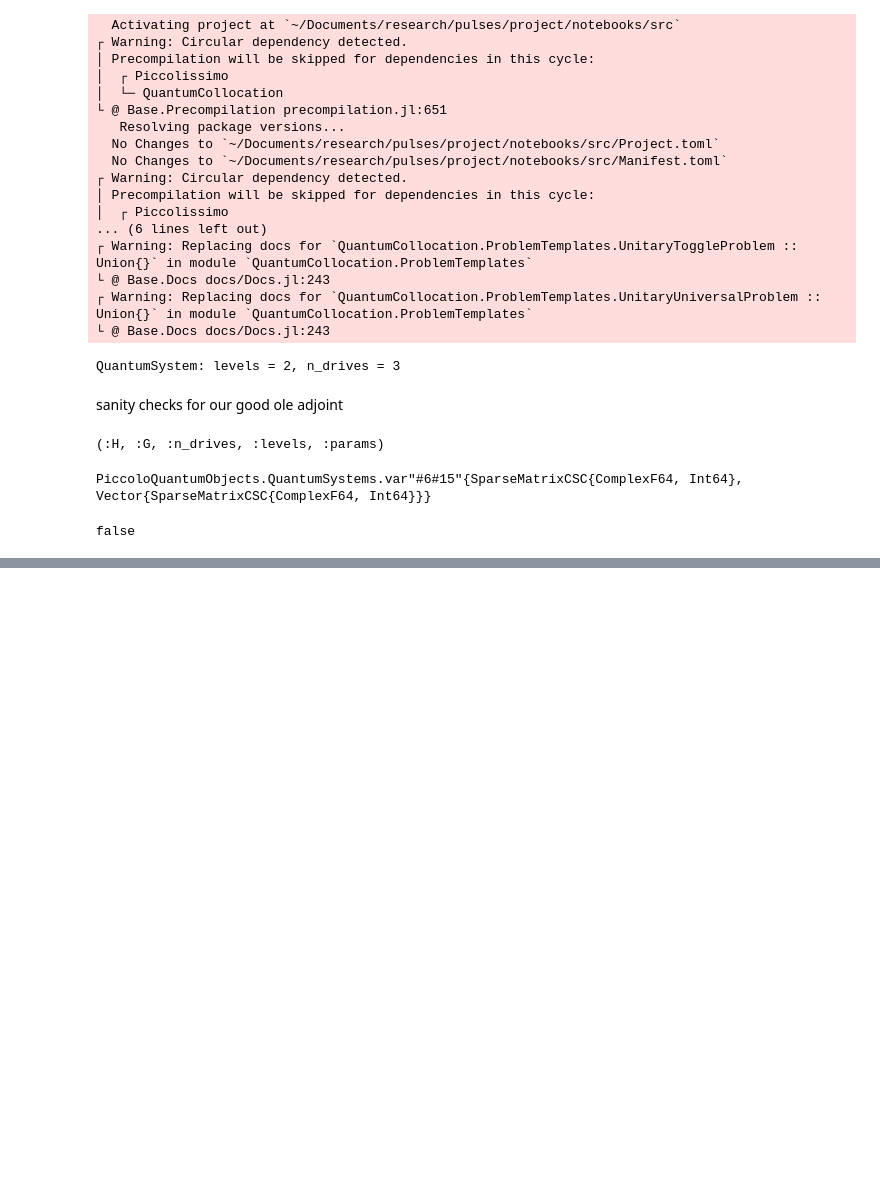
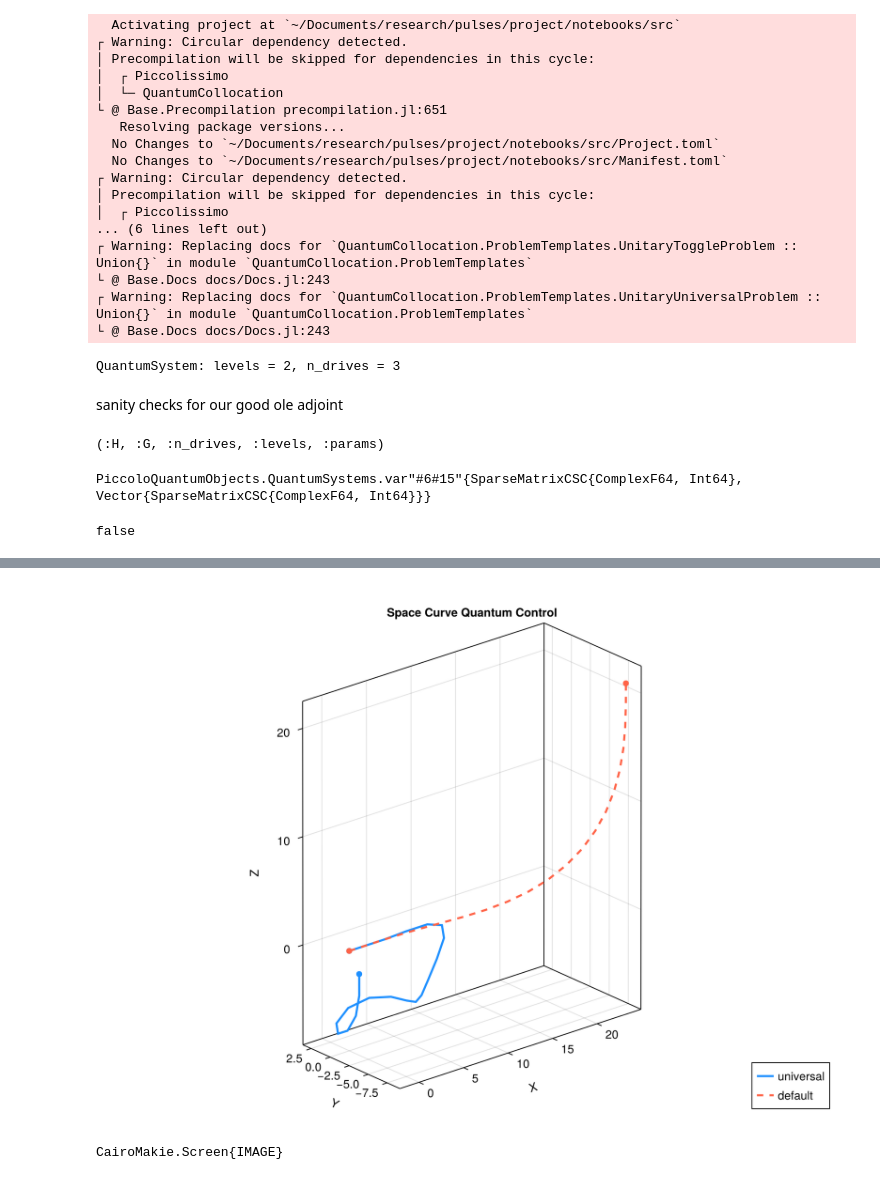
Before and after one commit to samafine1/notebooks, a Jupyter notebook: src/uni_robust_comp_fast.ipynb, the cells around one changed output, grey strips where cells are left out. Saved outputs shown, nothing was run; the diff lists cells and outputs as text; code cells hidden in the pictures; blank space fills up the shorter version.

Commit message:
universal

```diff
--- a/src/uni_robust_comp_fast.ipynb
+++ b/src/uni_robust_comp_fast.ipynb
@@ -427,0 +458,58 @@ solve!(uni_prob, max_iter=150, print_level=5)
+# %%
+using CairoMakie
+const CM = CairoMakie
+
+function to_xyz(curve)
+    if curve isa AbstractMatrix
+        M = Float64.(real.(curve))
+        if size(M, 2) == 3
+            x, y, z = M[:, 1], M[:, 2], M[:, 3]
+        elseif size(M, 1) == 3
+            x, y, z = M[1, :], M[2, :], M[3, :]
+        else
+            error("Matrix curve must be T×3 or 3×T, got $(size(M))")
+        end
+    else
+        x = Float64.(real.(getindex.(curve, 1)))
+        y = Float64.(real.(getindex.(curve, 2)))
+        z = Float64.(real.(getindex.(curve, 3)))
+    end
+    mask = isfinite.(x) .& isfinite.(y) .& isfinite.(z)
+    return x[mask], y[mask], z[mask]
+end
+
+Hₑ = PAULIS.X
+
+uni_curve     = SpaceCurve(uni_traj, U_goal, Hₑ)
+default_curve = SpaceCurve(default_traj, U_goal, Hₑ)
+
+x1, y1, z1 = to_xyz(uni_curve)
+x2, y2, z2 = to_xyz(default_curve)
+
+pushfirst!(x1, 0.0)
+pushfirst!(y1, 0.0)
+pushfirst!(z1, 0.0)
+pushfirst!(x2, 0.0)
+pushfirst!(y2, 0.0)
+pushfirst!(z2, 0.0)
+
+f  = CM.Figure(size = (900, 650))
+ax = CM.Axis3(f[1, 1];
+    xlabel = "X", ylabel = "Y", zlabel = "Z",
+    title = "Space Curve Quantum Control", aspect = :data
+)
+
+CM.lines!(ax, x1, y1, z1; linewidth = 2.5, color = :dodgerblue, label = "universal")
+CM.lines!(ax, x2, y2, z2; linewidth = 2.5, linestyle = :dash, color = :tomato, label = "default")
+
+CM.scatter!(ax, [x1[1]],  [y1[1]],  [z1[1]];  markersize = 10, color = :dodgerblue)
+CM.scatter!(ax, [x1[end]],[y1[end]],[z1[end]]; markersize = 10, color = :dodgerblue)
+CM.scatter!(ax, [x2[1]],  [y2[1]],  [z2[1]];  markersize = 10, color = :tomato)
+CM.scatter!(ax, [x2[end]],[y2[end]],[z2[end]]; markersize = 10, color = :tomato)
+
+CM.axislegend(ax; position = :rb)
+
+display(f)
+# %% [output]
+[figure, added]
+CairoMakie.Screen{IMAGE}
```
Also changed, not shown: parts of 11 cells of this notebook, 3 other files.
